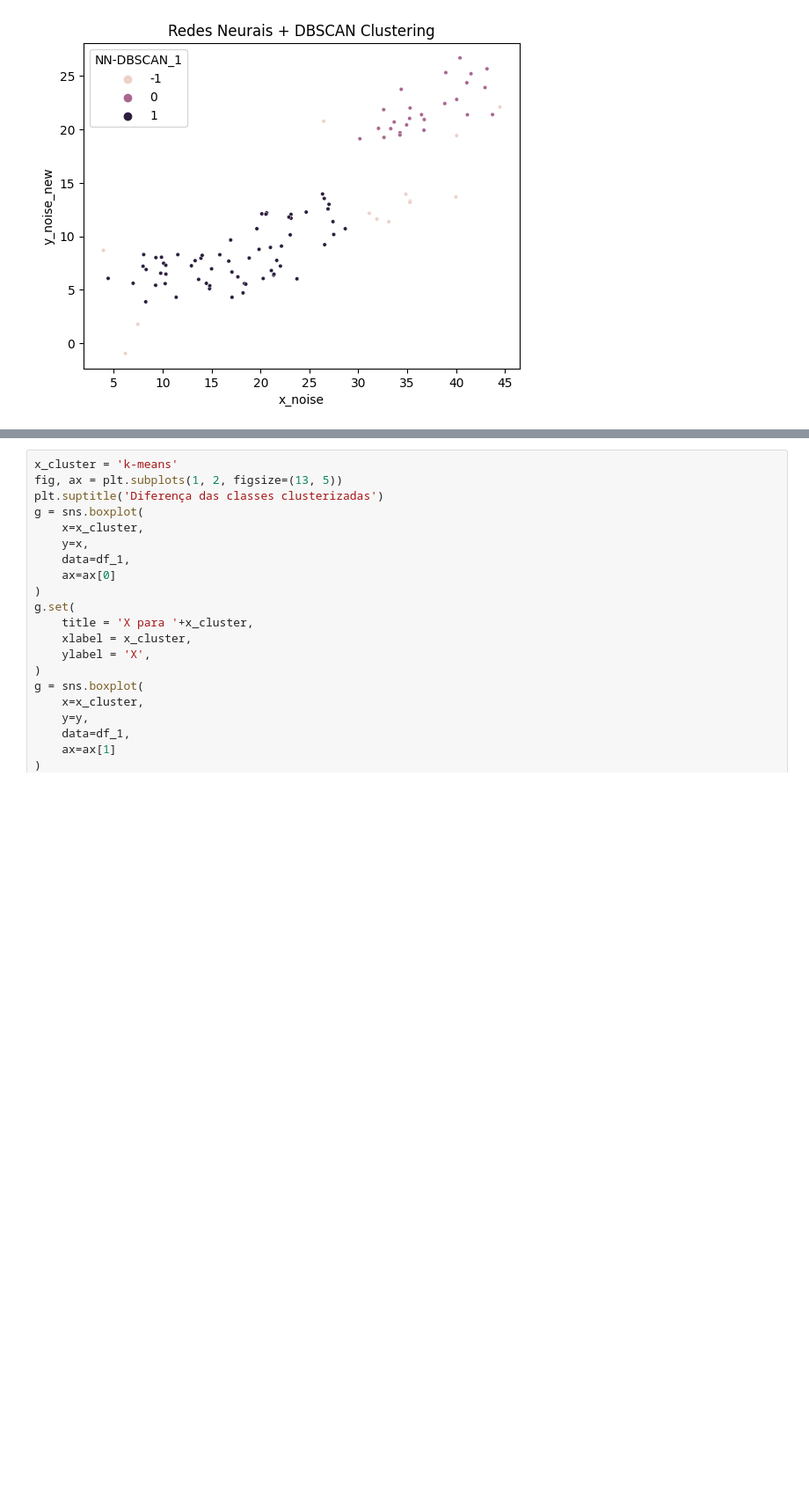
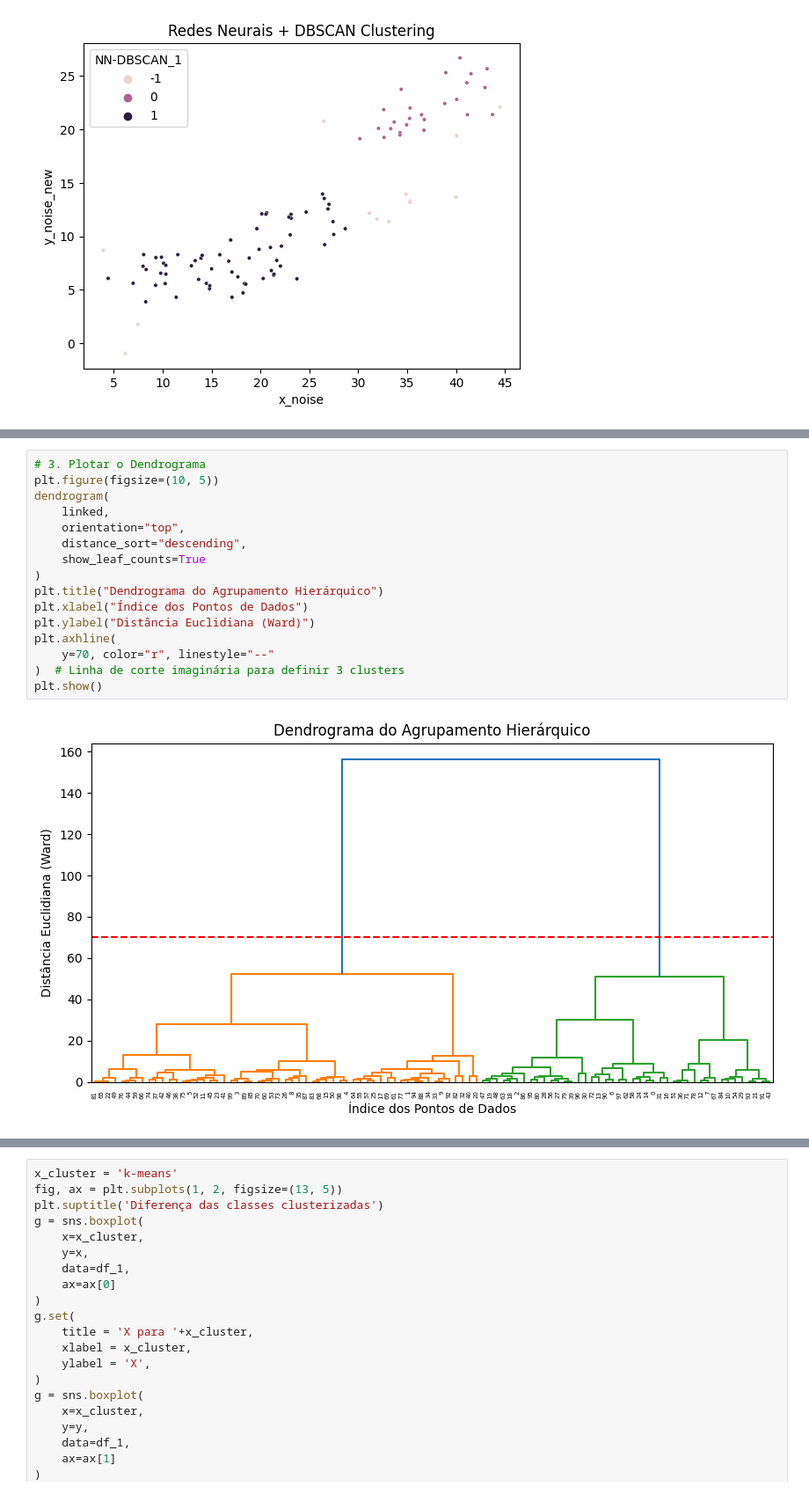
Before and after one commit to Laboratorio-de-Analise-de-Dados/disciplina_python_ml, a Jupyter notebook: dev/script/aulas_teoricas/03-aula-05_02-cluster_2026-07-14.ipynb, the cells around one changed output, grey strips where cells are left out. Shown at 88% size. Drawn from its saved outputs; the diff is of its cells as text; blank space fills up the shorter version.

```diff
--- a/dev/script/aulas_teoricas/03-aula-05_02-cluster_2026-07-14.ipynb
+++ b/dev/script/aulas_teoricas/03-aula-05_02-cluster_2026-07-14.ipynb
@@ -671,0 +665,18 @@ Davies Bouldin Score -> 1.402
+# %%
+# 3. Plotar o Dendrograma
+plt.figure(figsize=(10, 5))
+dendrogram(
+    linked,
+    orientation="top",
+    distance_sort="descending",
+    show_leaf_counts=True
+)
+plt.title("Dendrograma do Agrupamento Hierárquico")
+plt.xlabel("Índice dos Pontos de Dados")
+plt.ylabel("Distância Euclidiana (Ward)")
+plt.axhline(
+    y=70, color="r", linestyle="--"
+)  # Linha de corte imaginária para definir 3 clusters
+plt.show()
+# %% [output]
+[figure, added]
```
Also changed, not shown: parts of 29 cells of this notebook, 4 other files.
